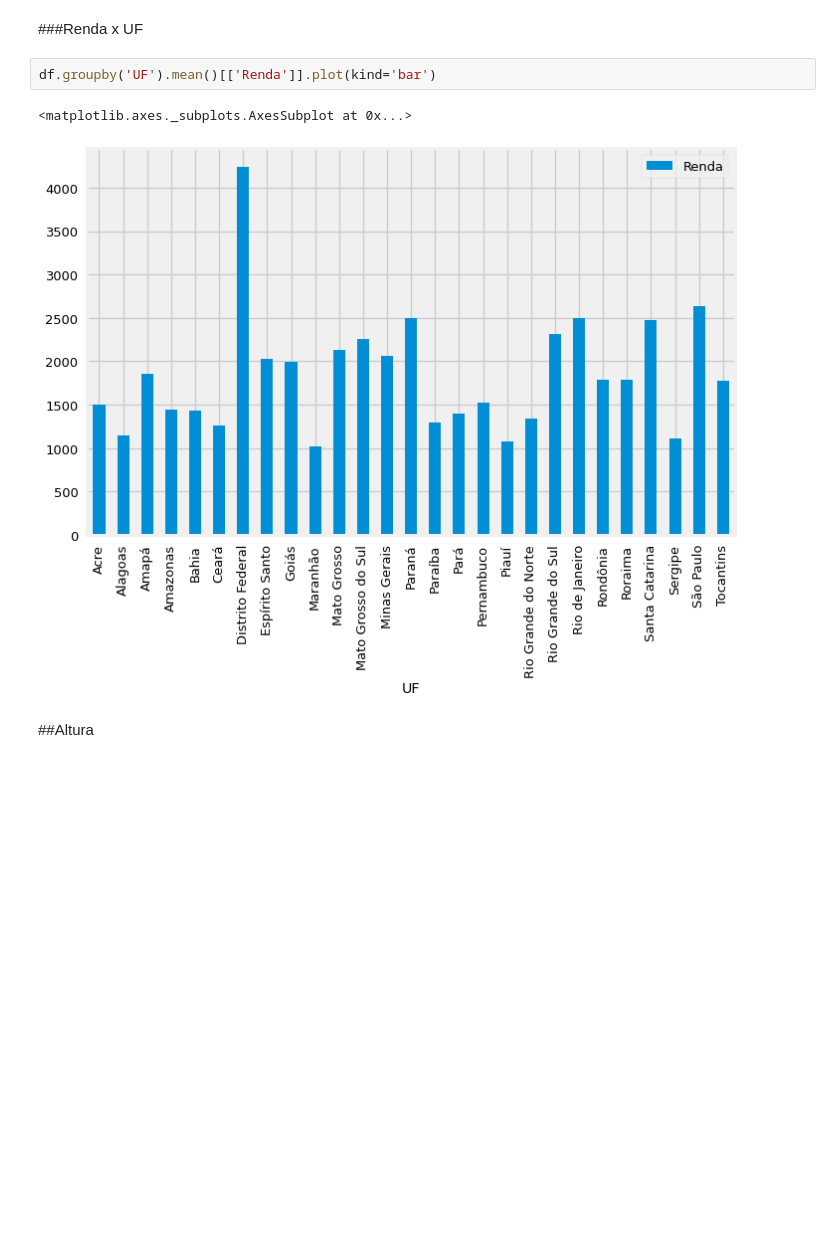
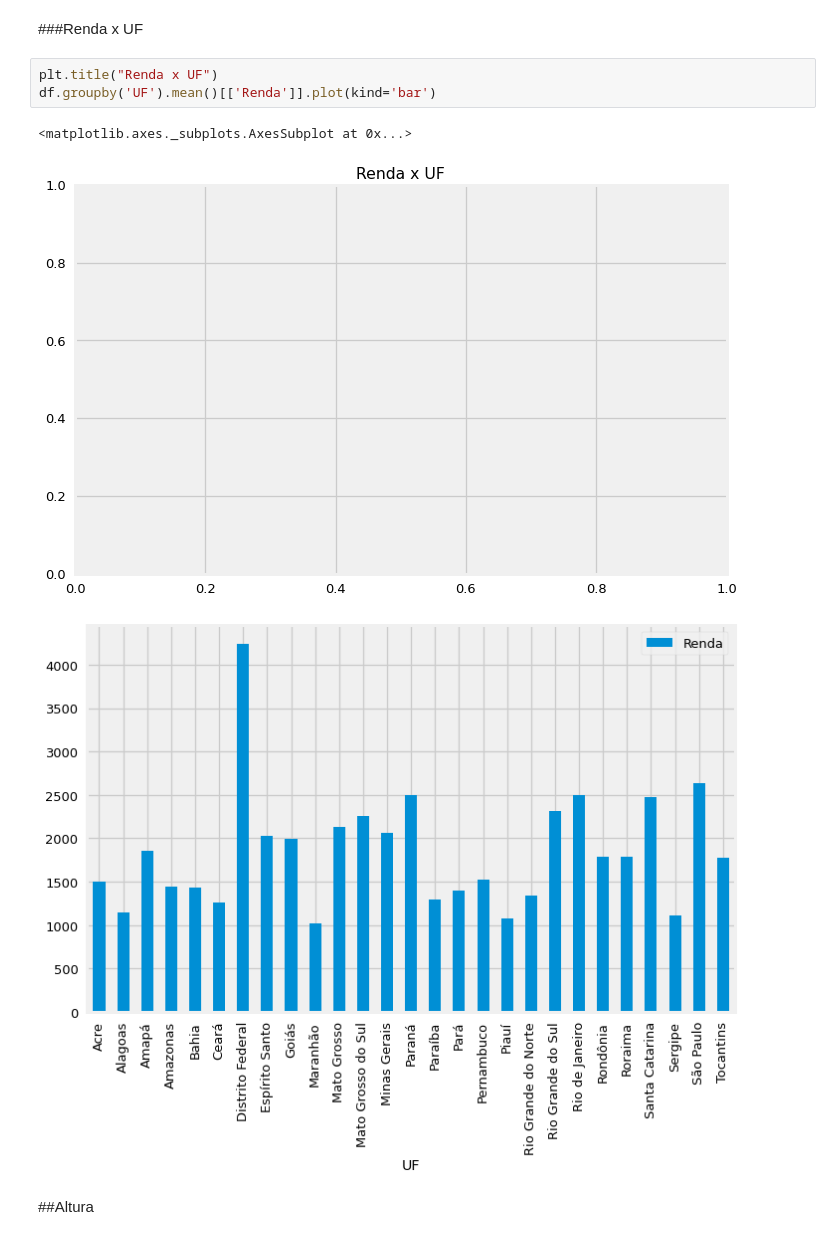
Before and after one commit to HinePo/PNAD-analysis-and-prediction, a Jupyter notebook: PNAD_2015.ipynb, the cells around one changed output. Cells and saved outputs as stored; diff of their text form; blank space fills up the shorter version.

```diff
--- a/PNAD_2015.ipynb
+++ b/PNAD_2015.ipynb
@@ -544,10 +547,12 @@ Text(0.5, 1.0, 'Renda x Anos de Estudo')
 # %% [markdown]
 ###Renda x UF
 # %%
+plt.title("Renda x UF")
 df.groupby('UF').mean()[['Renda']].plot(kind='bar')
 # %% [output]
 <matplotlib.axes._subplots.AxesSubplot at 0x...>
-[figure, old version]
+[figure, new version]
+[figure, added]
 # %% [markdown]
 ##Altura
 # %%
```
Also changed, not shown: parts of 8 cells of this notebook.
